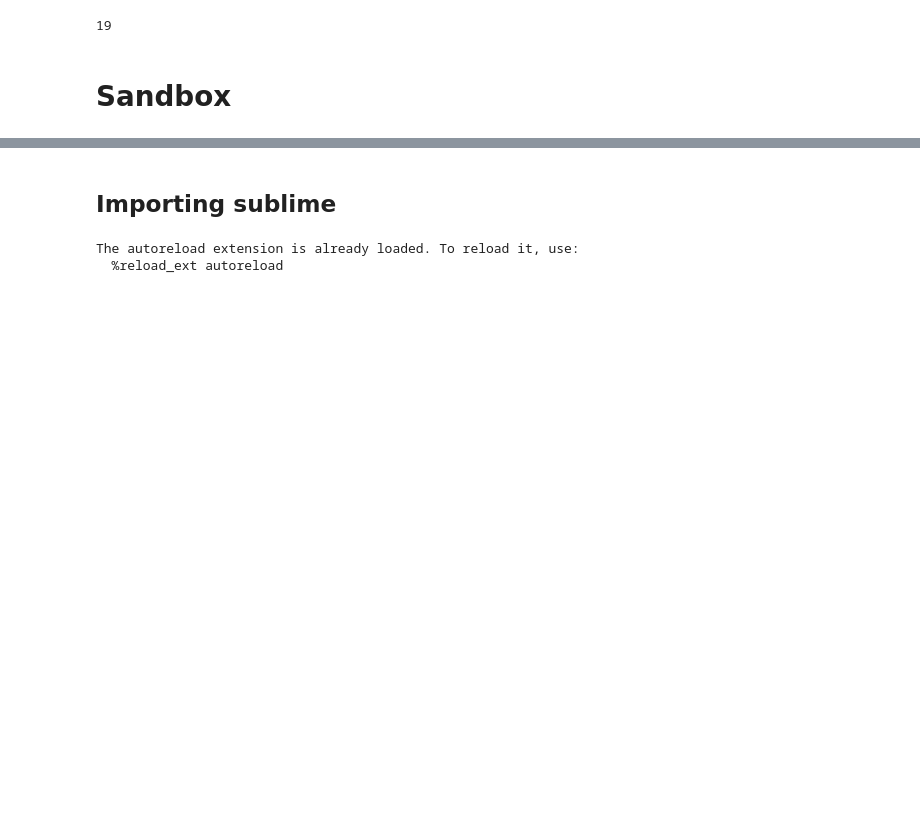
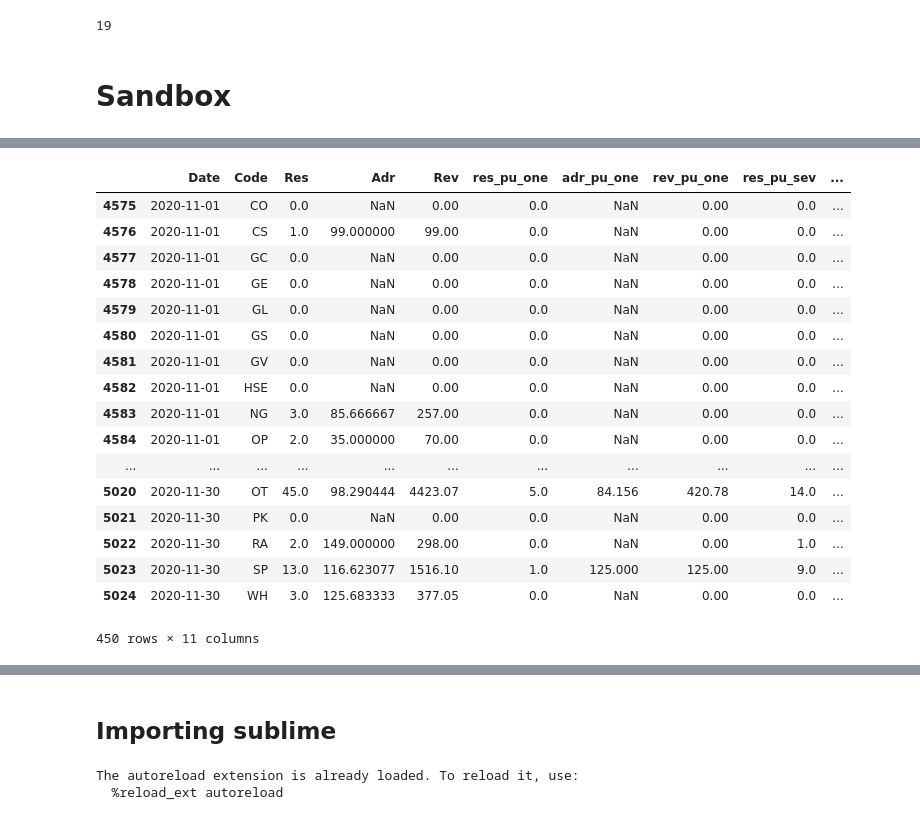
Before and after one commit to cjw21889/revreports, a Jupyter notebook: notebooks/Arlo.ipynb, the cells around one changed output, grey strips where cells are left out. Saved outputs shown, nothing was run; the diff lists cells and outputs as text; code cells hidden in the pictures; blank space fills up the shorter version.

Commit message:
created dataframe functions

```diff
--- a/notebooks/Arlo.ipynb
+++ b/notebooks/Arlo.ipynb
@@ -476,0 +452,3 @@ load.tail(50)
+# %%
+seven.reset_index(inplace=True)
+one.reset_index(inplace=True)
@@ -476,0 +467,3 @@ load.tail(50)
+# %%
+test = one.merge(seven, on=['Date', 'Code'], suffixes=['_o', '_s'])\
+            .merge(today, on=['Date', 'Code'], suffixes=['', '_t'])
@@ -476,0 +479,32 @@ load.tail(50)
+# %%
+test['res_pu_one'] = test.Res - test.Res_o
+test['rev_pu_one'] = test.Rev - test.Rev_o
+test['res_pu_sev'] = test.Res - test.Res_s
+test['rev_pu_sev'] = test.Rev - test.Rev_s
+test['adr_pu_one'] = test.rev_pu_one / test.res_pu_one
+test['adr_pu_sev'] = test.rev_pu_sev / test.res_pu_sev
+test['Adr'] = test.Rev / test.Res
+# %%
+show = test[["Date", 'Code','Res', 'Adr', 'Rev', 'res_pu_one', 'adr_pu_one', 'rev_pu_one',
+             'res_pu_sev', 'adr_pu_sev','rev_pu_sev']]
+# %%
+show[(show.Date.dt.month == 11) & (show.Date.dt.year == 2020)]
+# %% [output]
+|  | Date | Code | Res | Adr | Rev | res_pu_one | adr_pu_one | rev_pu_one | res_pu_sev | ... |
+| 4575 | 2020-11-01 | CO | 0.0 | NaN | 0.00 | 0.0 | NaN | 0.00 | 0.0 | ... |
+| 4576 | 2020-11-01 | CS | 1.0 | 99.000000 | 99.00 | 0.0 | NaN | 0.00 | 0.0 | ... |
+| 4577 | 2020-11-01 | GC | 0.0 | NaN | 0.00 | 0.0 | NaN | 0.00 | 0.0 | ... |
+| 4578 | 2020-11-01 | GE | 0.0 | NaN | 0.00 | 0.0 | NaN | 0.00 | 0.0 | ... |
+| 4579 | 2020-11-01 | GL | 0.0 | NaN | 0.00 | 0.0 | NaN | 0.00 | 0.0 | ... |
+| 4580 | 2020-11-01 | GS | 0.0 | NaN | 0.00 | 0.0 | NaN | 0.00 | 0.0 | ... |
+| 4581 | 2020-11-01 | GV | 0.0 | NaN | 0.00 | 0.0 | NaN | 0.00 | 0.0 | ... |
+| 4582 | 2020-11-01 | HSE | 0.0 | NaN | 0.00 | 0.0 | NaN | 0.00 | 0.0 | ... |
+| 4583 | 2020-11-01 | NG | 3.0 | 85.666667 | 257.00 | 0.0 | NaN | 0.00 | 0.0 | ... |
+| 4584 | 2020-11-01 | OP | 2.0 | 35.000000 | 70.00 | 0.0 | NaN | 0.00 | 0.0 | ... |
+| ... | ... | ... | ... | ... | ... | ... | ... | ... | ... | ... |
+| 5020 | 2020-11-30 | OT | 45.0 | 98.290444 | 4423.07 | 5.0 | 84.156 | 420.78 | 14.0 | ... |
+| 5021 | 2020-11-30 | PK | 0.0 | NaN | 0.00 | 0.0 | NaN | 0.00 | 0.0 | ... |
+| 5022 | 2020-11-30 | RA | 2.0 | 149.000000 | 298.00 | 0.0 | NaN | 0.00 | 1.0 | ... |
+| 5023 | 2020-11-30 | SP | 13.0 | 116.623077 | 1516.10 | 1.0 | 125.000 | 125.00 | 9.0 | ... |
+| 5024 | 2020-11-30 | WH | 3.0 | 125.683333 | 377.05 | 0.0 | NaN | 0.00 | 0.0 | ... |
+450 rows × 11 columns
```
Also changed, not shown: parts of 41 cells of this notebook, 4 other files.
